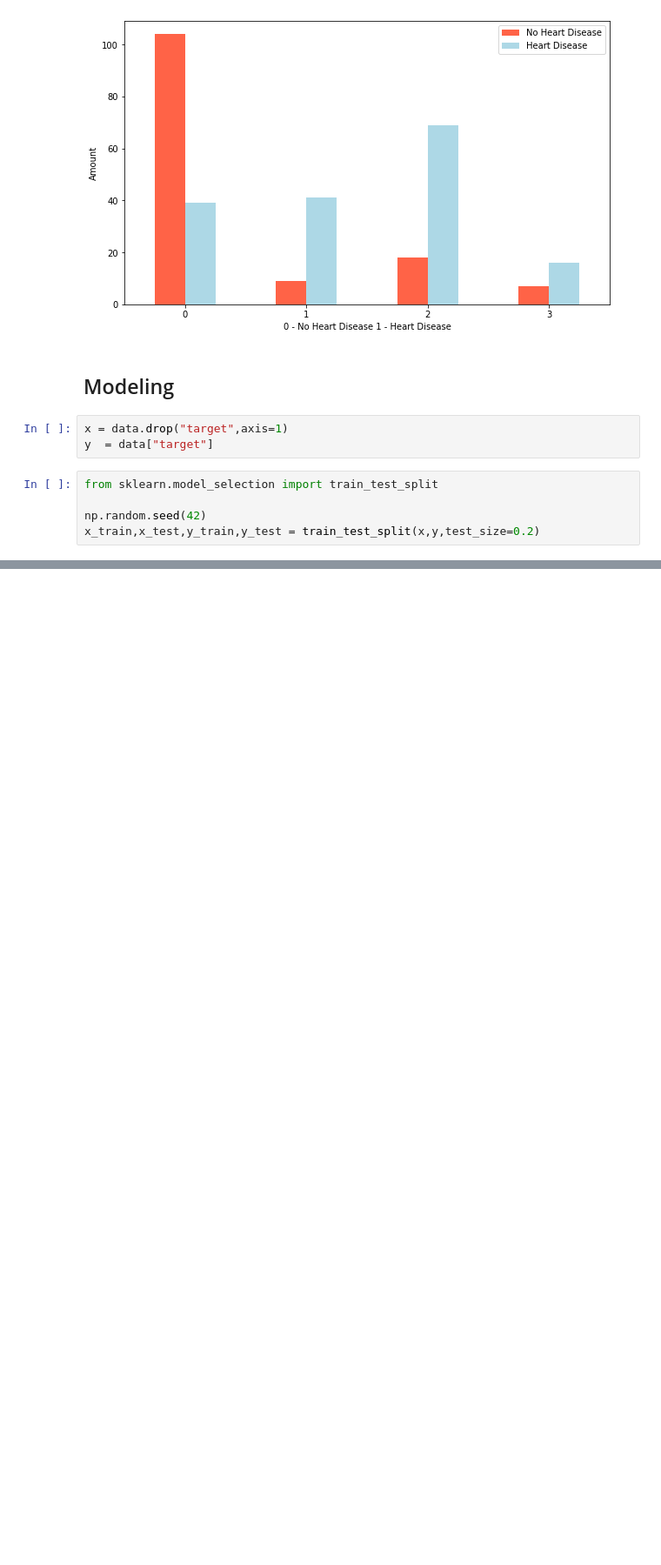
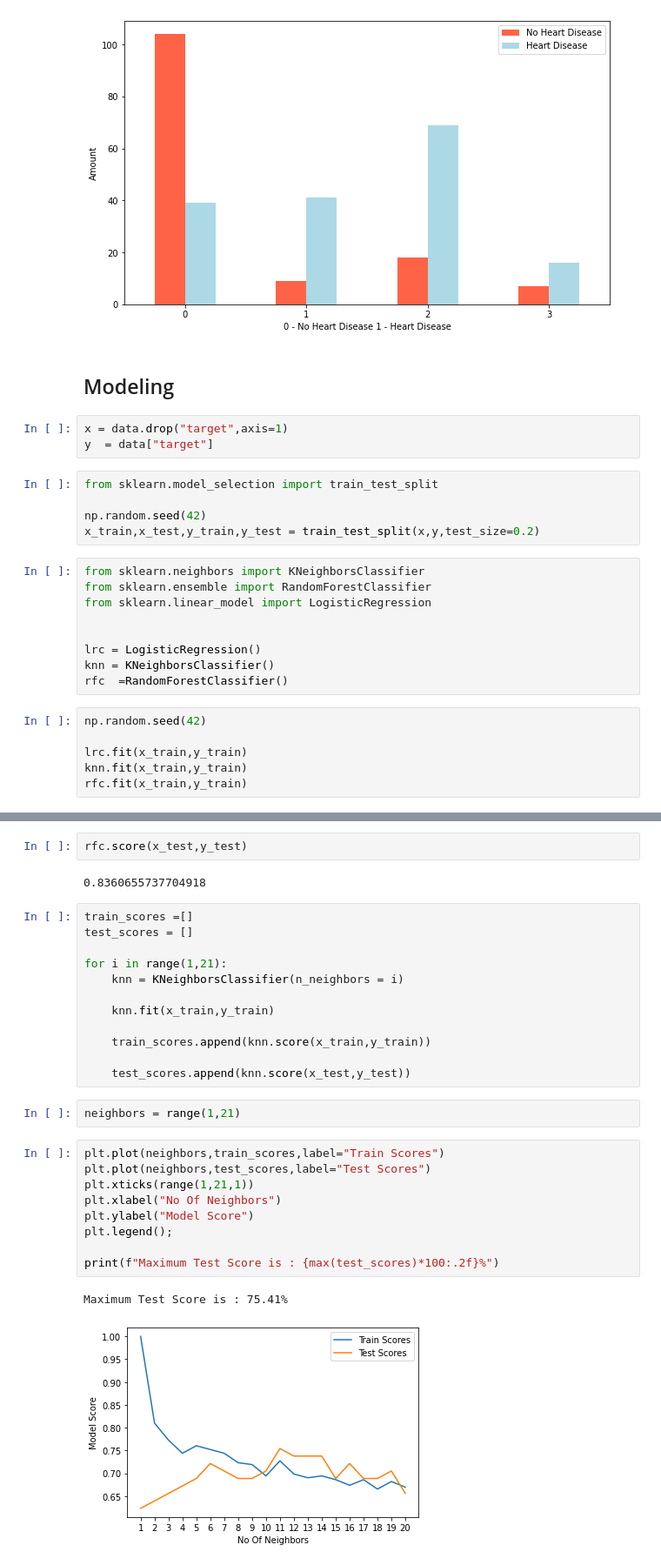
Before and after one commit to Srijan-1-3/Heart-Disease-Classification, a Jupyter notebook: heart-disease-classification.ipynb, the cells around one changed output, grey strips where cells are left out. Shown at 87% size. Saved outputs shown, nothing was run; the diff lists cells and outputs as text; blank space fills up the shorter version.

```diff
--- a/heart-disease-classification.ipynb
+++ b/heart-disease-classification.ipynb
@@ -153,3 +153,18 @@ from sklearn.model_selection import train_test_split
 
 np.random.seed(42)
 x_train,x_test,y_train,y_test = train_test_split(x,y,test_size=0.2)
+# %%
+from sklearn.neighbors import KNeighborsClassifier
+from sklearn.ensemble import RandomForestClassifier
+from sklearn.linear_model import LogisticRegression
+
+
+lrc = LogisticRegression()
+knn = KNeighborsClassifier()
+rfc  =RandomForestClassifier()
+# %%
+np.random.seed(42)
+
+lrc.fit(x_train,y_train)
+knn.fit(x_train,y_train)
+rfc.fit(x_train,y_train)
@@ -155,0 +188,30 @@ x_train,x_test,y_train,y_test = train_test_split(x,y,test_size=0.2)
+# %%
+rfc.score(x_test,y_test)
+# %% [output]
+0.8360655737704918
+# %%
+train_scores =[]
+test_scores = []
+
+for i in range(1,21):
+    knn = KNeighborsClassifier(n_neighbors = i)
+
+    knn.fit(x_train,y_train)
+
+    train_scores.append(knn.score(x_train,y_train))
+
+    test_scores.append(knn.score(x_test,y_test))
+# %%
+neighbors = range(1,21)
+# %%
+plt.plot(neighbors,train_scores,label="Train Scores")
+plt.plot(neighbors,test_scores,label="Test Scores")
+plt.xticks(range(1,21,1))
+plt.xlabel("No Of Neighbors")
+plt.ylabel("Model Score")
+plt.legend();
+
+print(f"Maximum Test Score is : {max(test_scores)*100:.2f}%")
+# %% [output]
+Maximum Test Score is : 75.41%
+[figure, added]
```
Also changed, not shown: parts of 9 cells of this notebook, 1 other file.
